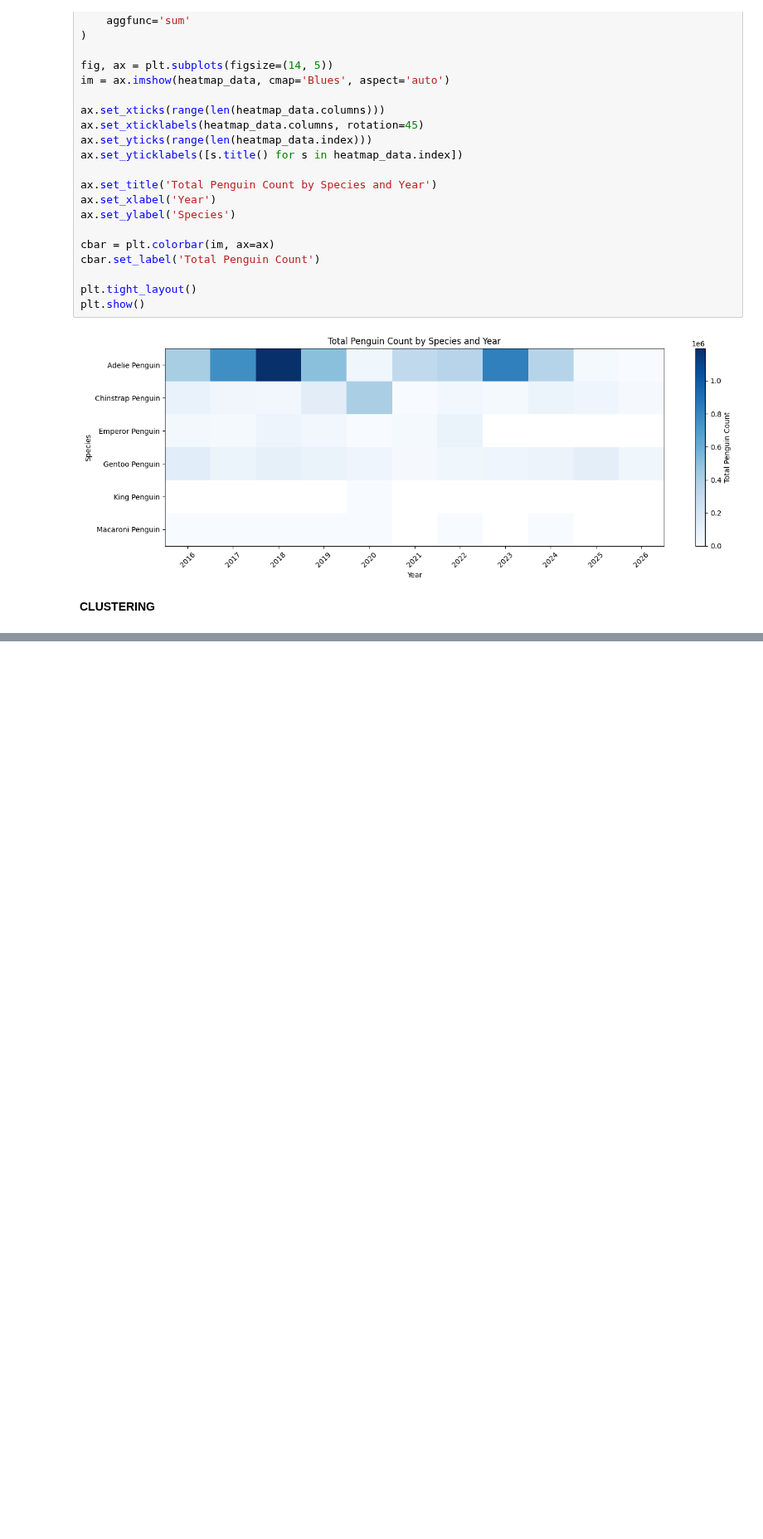
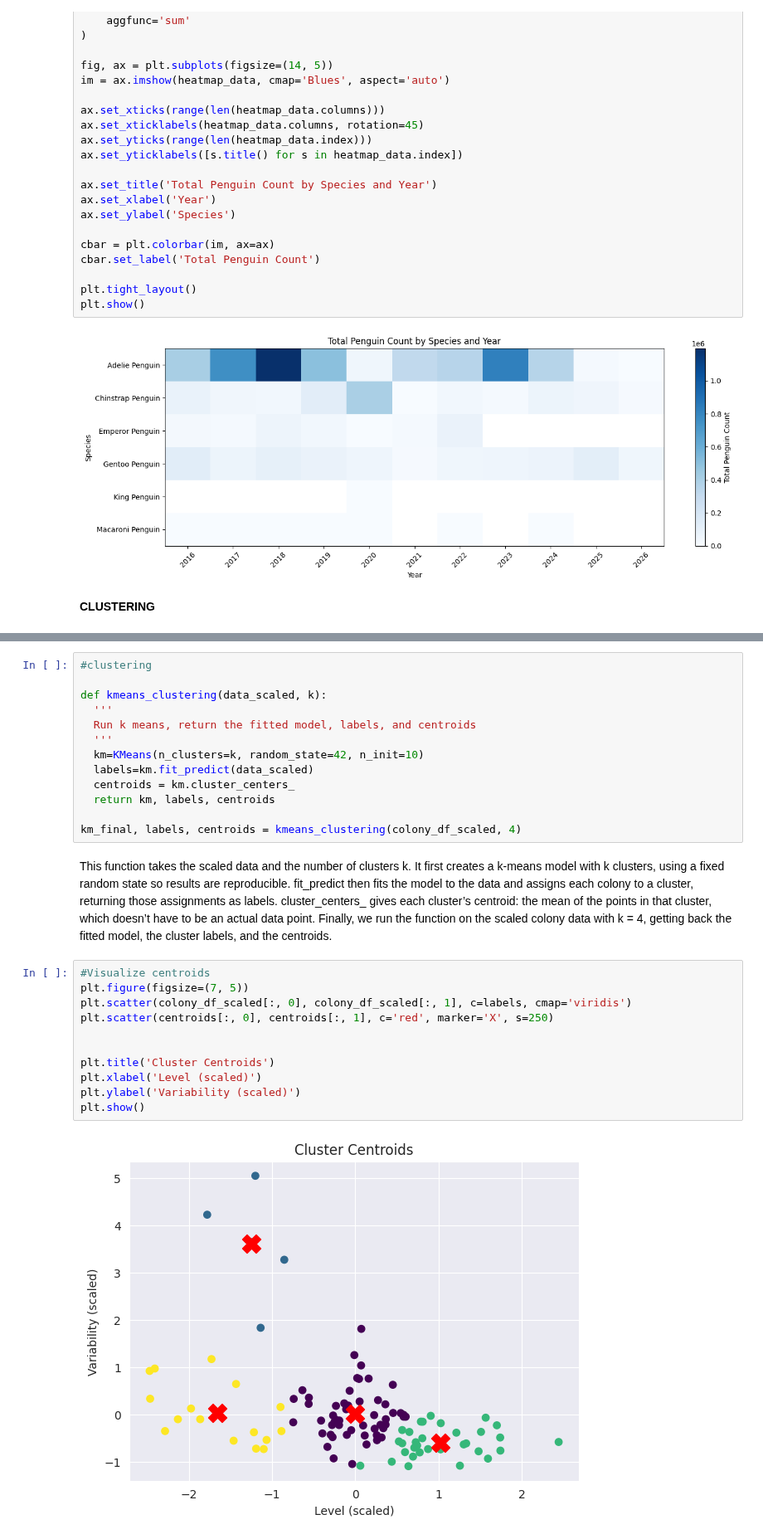
Before and after one commit to lktran1105/lktran1105.github.io, a Jupyter notebook: MLDS_project.ipynb, the cells around one changed output, grey strips where cells are left out. Shown at 83% size. Cells and saved outputs as stored; diff of their text form; blank space fills up the shorter version.

```diff
--- a/MLDS_project.ipynb
+++ b/MLDS_project.ipynb
@@ -492,0 +630,28 @@ clean_data = pd.read_csv("/content/Penguin data.csv", index_col = 0)
+# %%
+#clustering
+
+def kmeans_clustering(data_scaled, k):
+  '''
+  Run k means, return the fitted model, labels, and centroids
+  '''
+  km=KMeans(n_clusters=k, random_state=42, n_init=10)
+  labels=km.fit_predict(data_scaled)
+  centroids = km.cluster_centers_
+  return km, labels, centroids
+
+km_final, labels, centroids = kmeans_clustering(colony_df_scaled, 4)
+# %% [markdown]
+This function takes the scaled data and the number of clusters k. It first creates a k-means model with k clusters, using a fixed random state so results are reproducible. fit_predict then fits the model to the data and assigns each colony to a cluster, returning those assignments as labels. cluster_centers_ gives each cluster’s centroid: the mean of the points in that cluster, which doesn’t have to be an actual data point. Finally, we run the function on the scaled colony data with k = 4, getting back the fitted model, the cluster labels, and the centroids.
+# %%
+#Visualize centroids
+plt.figure(figsize=(7, 5))
+plt.scatter(colony_df_scaled[:, 0], colony_df_scaled[:, 1], c=labels, cmap='viridis')
+plt.scatter(centroids[:, 0], centroids[:, 1], c='red', marker='X', s=250)
+
+
+plt.title('Cluster Centroids')
+plt.xlabel('Level (scaled)')
+plt.ylabel('Variability (scaled)')
+plt.show()
+# %% [output]
+[figure, added]
```
Also changed, not shown: parts of 17 cells of this notebook.
